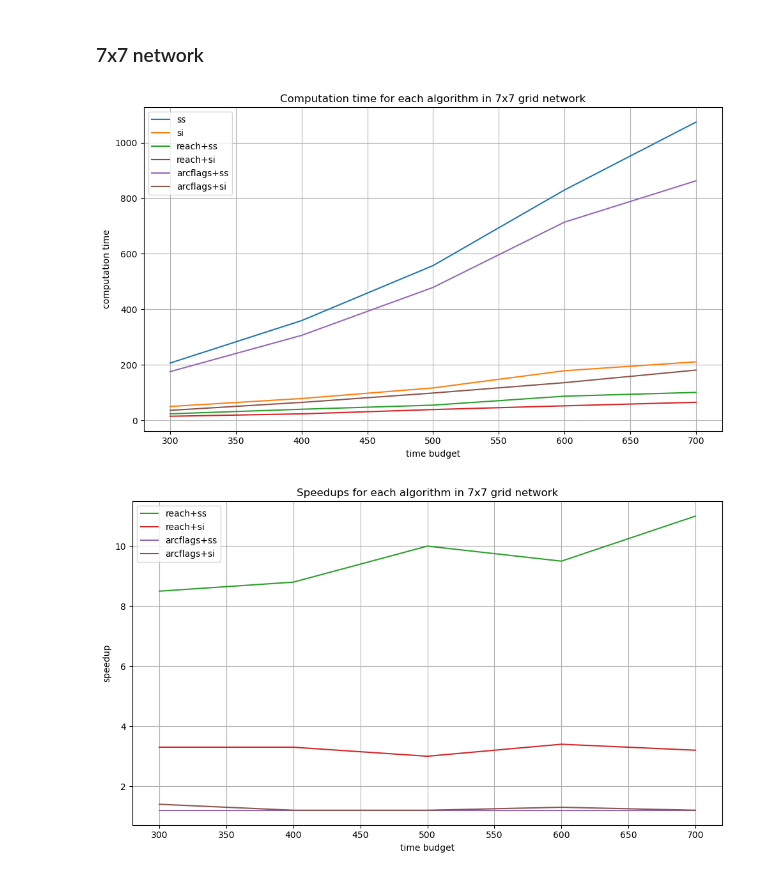
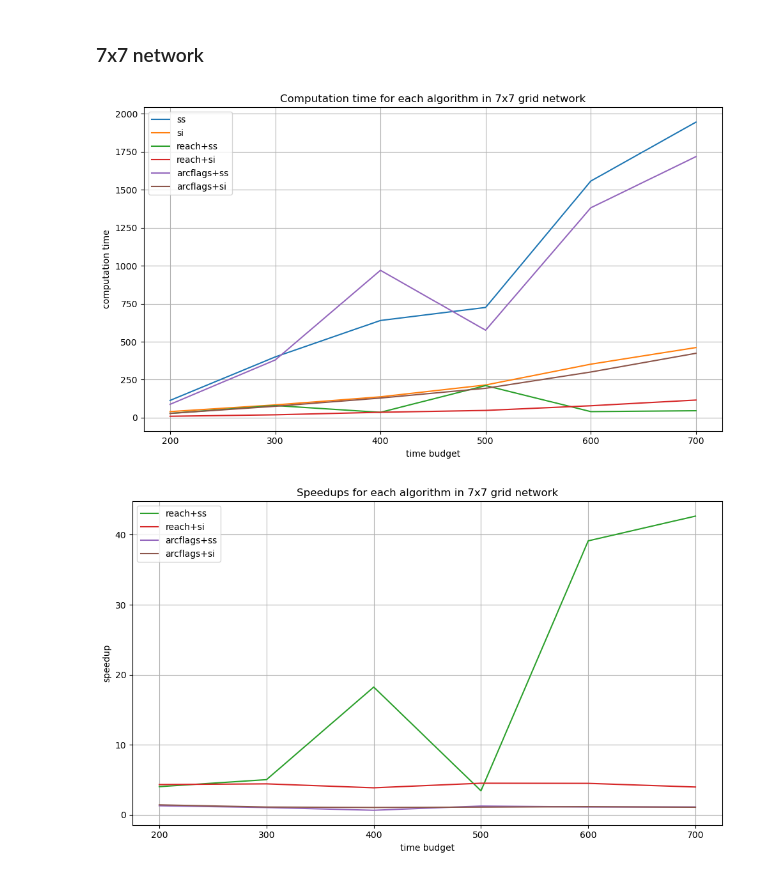
Before and after one commit to samuelepeirone/SOTA-py, a Jupyter notebook: notebook/Pruning techniques-results/Results analysis.ipynb, the cells around one changed output. Cells and saved outputs as stored; diff of their text form; code cells hidden in the pictures.

```diff
--- a/notebook/Pruning techniques-results/Results analysis.ipynb
+++ b/notebook/Pruning techniques-results/Results analysis.ipynb
@@ -24,5 +37,5 @@ plt.show()
 # %%
-df = pd.read_csv('tables/5x5-speedup.csv', index_col=0)
+df = pd.read_csv('tables/5x5-1-me-speedup.csv', index_col=0)
 
 colors = ['#2ca02c', '#d62728', '#9467bd', '#8c564b']
 plt.figure(figsize=(10, 6))
@@ -44,7 +57,7 @@ plt.show()
 # %% [markdown]
 ### 6x6 network
 # %%
-df = pd.read_csv('tables/6x6.csv', index_col=0)
+df = pd.read_csv('tables/6x6-1.csv', index_col=0)
 plt.figure(figsize=(10, 6))
 
 for col in df.columns:
@@ -63,5 +76,5 @@ plt.show()
 # %%
-df = pd.read_csv('tables/6x6-speedup.csv', index_col=0)
+df = pd.read_csv('tables/6x6-1-speedup.csv', index_col=0)
 
 colors = ['#2ca02c', '#d62728', '#9467bd', '#8c564b']
 plt.figure(figsize=(10, 6))
@@ -83,7 +96,7 @@ plt.show()
 # %% [markdown]
 ### 7x7 network
 # %%
-df = pd.read_csv('tables/7x7.csv', index_col=0)
+df = pd.read_csv('tables/7x7-2.csv', index_col=0)
 plt.figure(figsize=(10, 6))
 
 for col in df.columns:
@@ -98,24 +111,24 @@ plt.tight_layout()
 
 plt.show()
 # %% [output]
-[figure, old version]
+[figure, new version]
 # %%
-df = pd.read_csv('tables/7x7-speedup.csv', index_col=0)
+df = pd.read_csv('tables/7x7-2-speedup.csv', index_col=0)
 
 colors = ['#2ca02c', '#d62728', '#9467bd', '#8c564b']
 plt.figure(figsize=(10, 6))
 
 for i, col in enumerate(df.columns):
     color = colors[i % len(colors)]
     plt.plot(df.index, df[col], label=col, color=color)
 
 plt.title('Speedups for each algorithm in 7x7 grid network')
 plt.xlabel('time budget')
 plt.ylabel('speedup')
 plt.legend()
 plt.grid(True)
 plt.tight_layout()
 
 plt.show()
 # %% [output]
-[figure, old version]
+[figure, new version]
```
Also changed, not shown: parts of 9 cells of this notebook, 24 other files.
